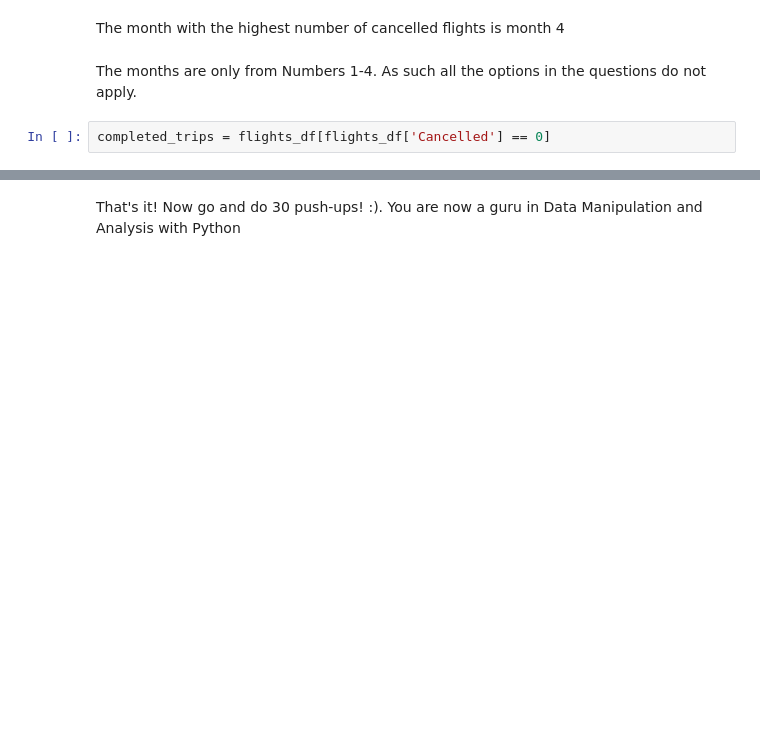
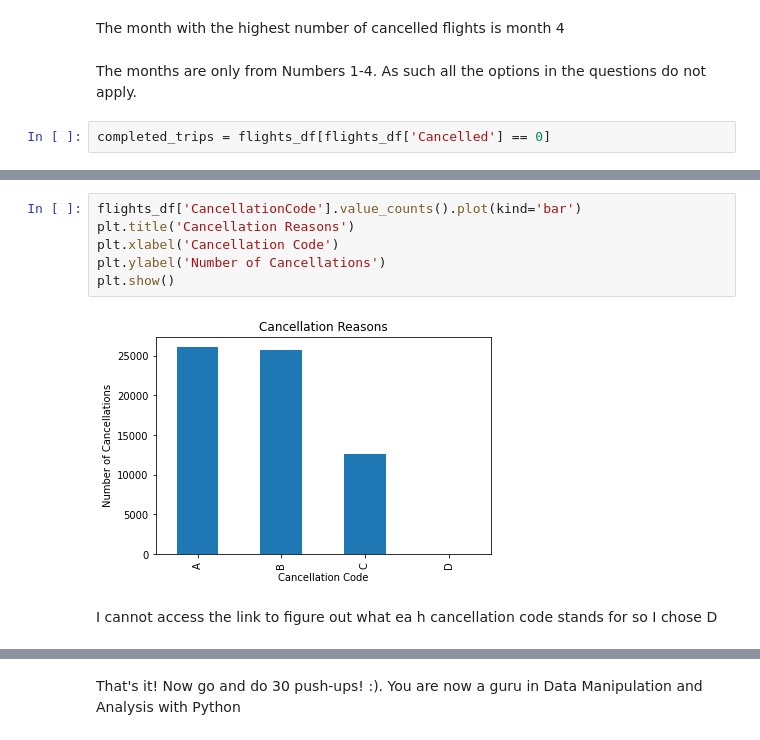
Before and after one commit to vanessaozogu/DM20, a Jupyter notebook: assignment1_USA_flights_EDA.ipynb, the cells around one changed output, grey strips where cells are left out. Cells and saved outputs as stored; diff of their text form; blank space fills up the shorter version.

```diff
--- a/assignment1_USA_flights_EDA.ipynb
+++ b/assignment1_USA_flights_EDA.ipynb
@@ -514,0 +515,10 @@ flights_df.head()
+# %%
+flights_df['CancellationCode'].value_counts().plot(kind='bar')
+plt.title('Cancellation Reasons')
+plt.xlabel('Cancellation Code')
+plt.ylabel('Number of Cancellations')
+plt.show()
+# %% [output]
+[figure, added]
+# %% [markdown]
+I cannot access the link to figure out what ea h cancellation code stands for so I chose D
```
Also changed, not shown: parts of 35 cells of this notebook.
